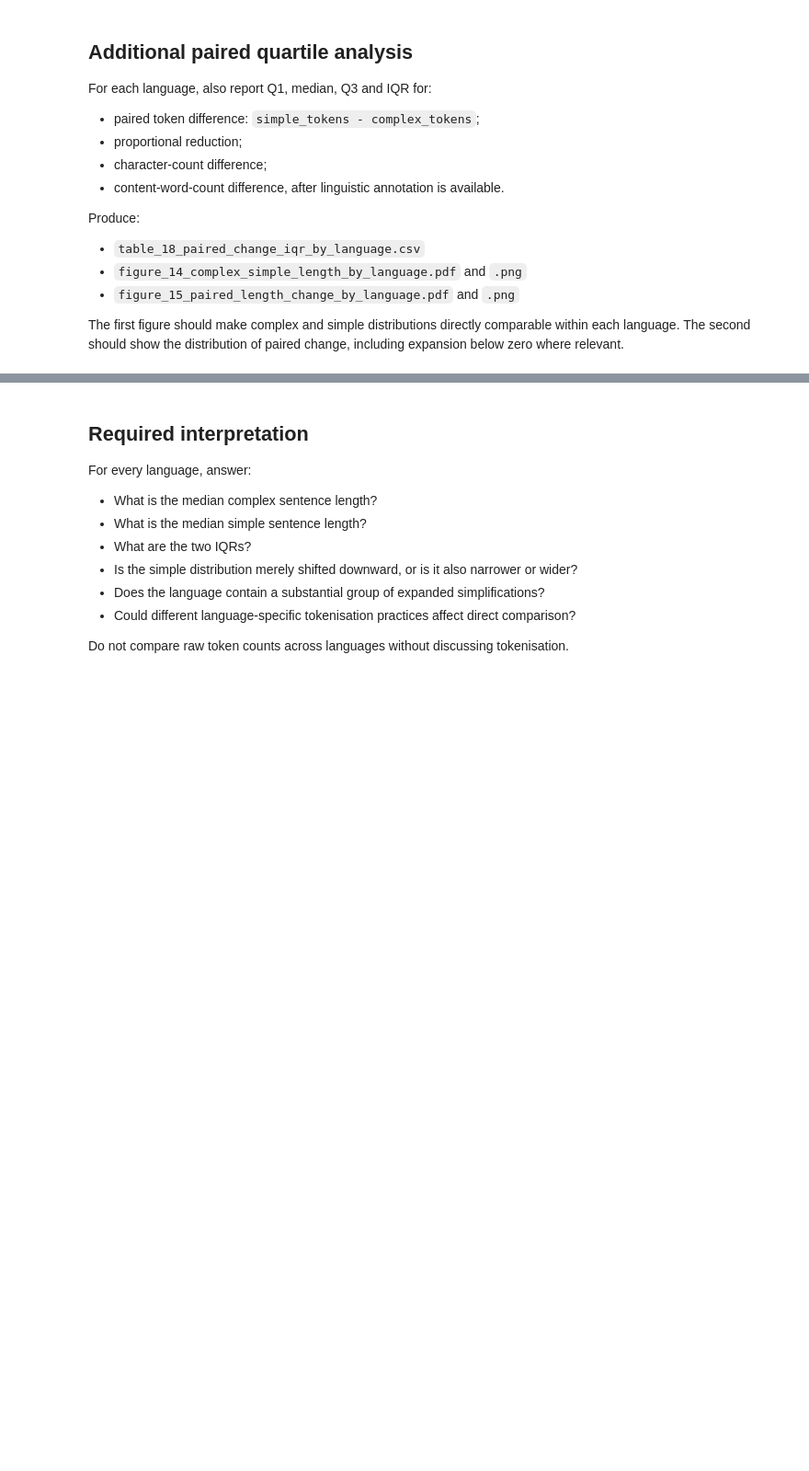
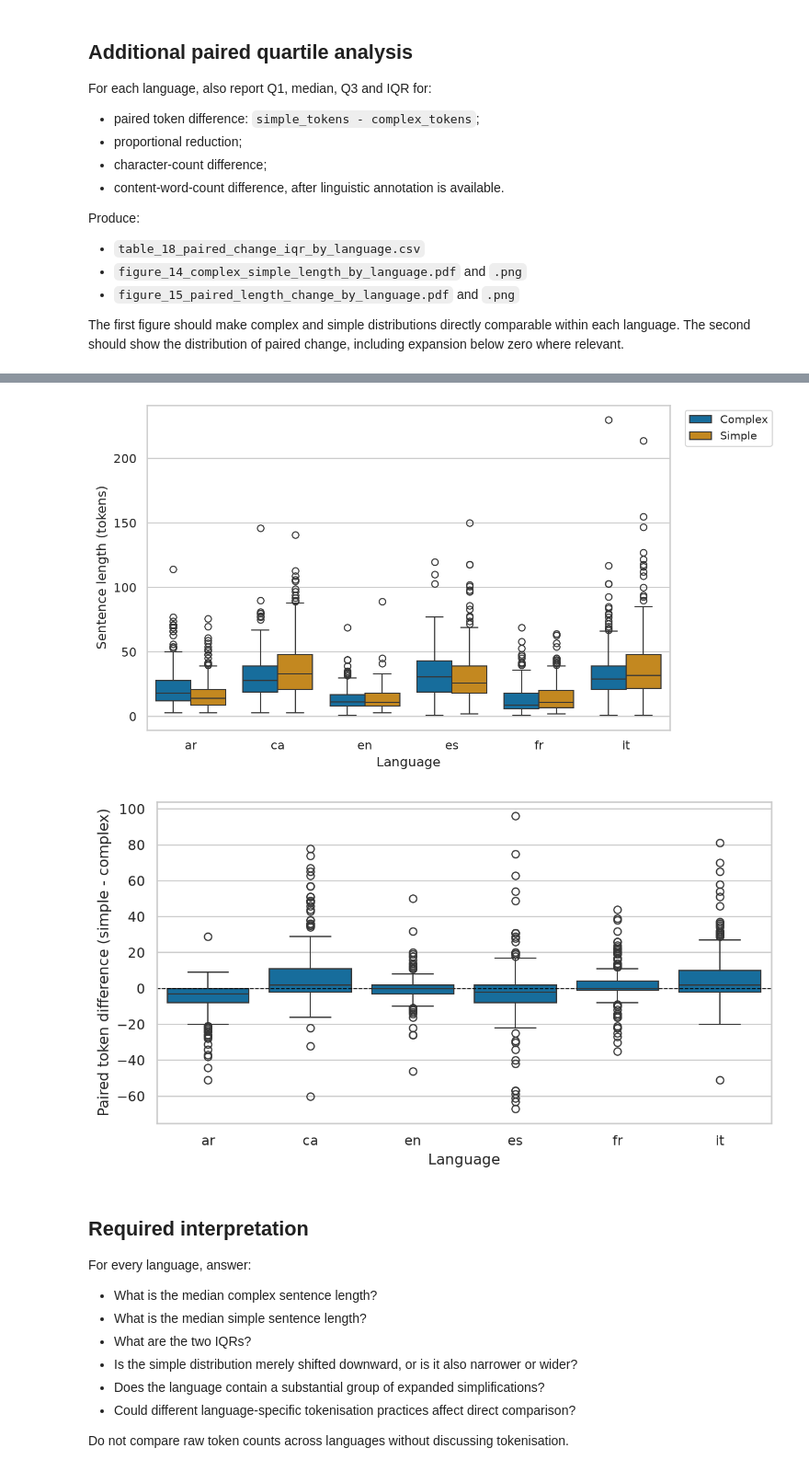
Before and after one commit to Owais-Mahmood/Interpretating-Readability-Evaluation-with-Explainable-AI, a Jupyter notebook: Task1/01_Dataset_statistical_and_strategy_analysis.ipynb, the cells around one changed output, grey strips where cells are left out. Shown at 92% size. Drawn from its saved outputs; the diff is of its cells as text; code cells hidden in the pictures; blank space fills up the shorter version.

```diff
--- a/Task1/01_Dataset_statistical_and_strategy_analysis.ipynb
+++ b/Task1/01_Dataset_statistical_and_strategy_analysis.ipynb
@@ -1256,3 +1799,65 @@ Produce:
 - `figure_15_paired_length_change_by_language.pdf` and `.png`
 
 The first figure should make complex and simple distributions directly comparable within each language. The second should show the distribution of paired change, including expansion below zero where relevant.
+# %%
+# Additional paired quartile analysis
+
+pairs["paired_token_diff"] = pairs["n_target_tokens"] - pairs["n_source_tokens"]
+pairs["proportional_reduction"] = (pairs["n_source_tokens"] - pairs["n_target_tokens"]) / pairs["n_source_tokens"]
+
+# ASSUMPTION: character-count difference uses raw string length (including spaces
+# and punctuation) of source_text/target_text, since no other character-counting
+# convention is specified in the task.
+pairs["char_diff"] = pairs["target_text"].str.len() - pairs["source_text"].str.len()
+
+# NOTE: content-word-count difference is NOT computed here -- the task explicitly
+# says this requires linguistic annotation, which is Section 12 (spaCy/UDPipe),
+# not yet done at this point in the notebook.
+
+paired_vars = ["paired_token_diff", "proportional_reduction", "char_diff"]
+
+rows = []
+for lang, group in pairs.groupby("language"):
+    for var in paired_vars:
+        s = group[var]
+        rows.append({
+            "language": lang, "variable": var,
+            "q1": s.quantile(0.25), "median": s.median(), "q3": s.quantile(0.75),
+            "iqr": s.quantile(0.75) - s.quantile(0.25),
+        })
+
+table_18 = pd.DataFrame(rows)
+table_18.to_csv(TABLES_DIR / "table_18_paired_change_iqr_by_language.csv", index=False)
+
+print("=== table_18: paired change IQR by language ===")
+print(table_18.round(2).to_string(index=False))
+
+
+# figure_14: complex vs simple length distributions, directly comparable per language
+
+plot_df = pairs.melt(id_vars=["language"], value_vars=["n_source_tokens", "n_target_tokens"], var_name="side", value_name="n_tokens")
+plot_df["side"] = plot_df["side"].map({"n_source_tokens": "Complex", "n_target_tokens": "Simple"})
+
+fig, ax = plt.subplots(figsize=(9, 5))
+sns.boxplot(data=plot_df, x="language", y="n_tokens", hue="side", ax=ax, palette="colorblind")
+ax.set_xlabel("Language")
+ax.set_ylabel("Sentence length (tokens)")
+ax.legend(title=None, bbox_to_anchor=(1.02, 1), loc="upper left")
+fig.tight_layout()
+fig.savefig(FIGURES_DIR / "figure_14_complex_simple_length_by_language.pdf")
+fig.savefig(FIGURES_DIR / "figure_14_complex_simple_length_by_language.png", dpi=300)
+plt.show()
+
+
+# figure_15: paired length change distribution, including expansion below zero
+
+fig, ax = plt.subplots(figsize=(8, 4.5))
+sns.boxplot(data=pairs, x="language", y="paired_token_diff", ax=ax, color=sns.color_palette("colorblind")[0])
+ax.axhline(0, color="black", linestyle="--", linewidth=0.8)
+ax.set_xlabel("Language")
+ax.set_ylabel("Paired token difference (simple - complex)")
+fig.tight_layout()
+fig.savefig(FIGURES_DIR / "figure_15_paired_length_change_by_language.pdf")
+fig.savefig(FIGURES_DIR / "figure_15_paired_length_change_by_language.png", dpi=300)
+plt.show()
+# %% [output]
@@ -1259,3 +1884,5 @@ The first figure should make complex and simple distributions directly comparabl
+[figure, added]
+[figure, added]
 # %% [markdown]
 ## Required interpretation
 
```
Also changed, not shown: parts of 27 cells of this notebook, 59 other files.
